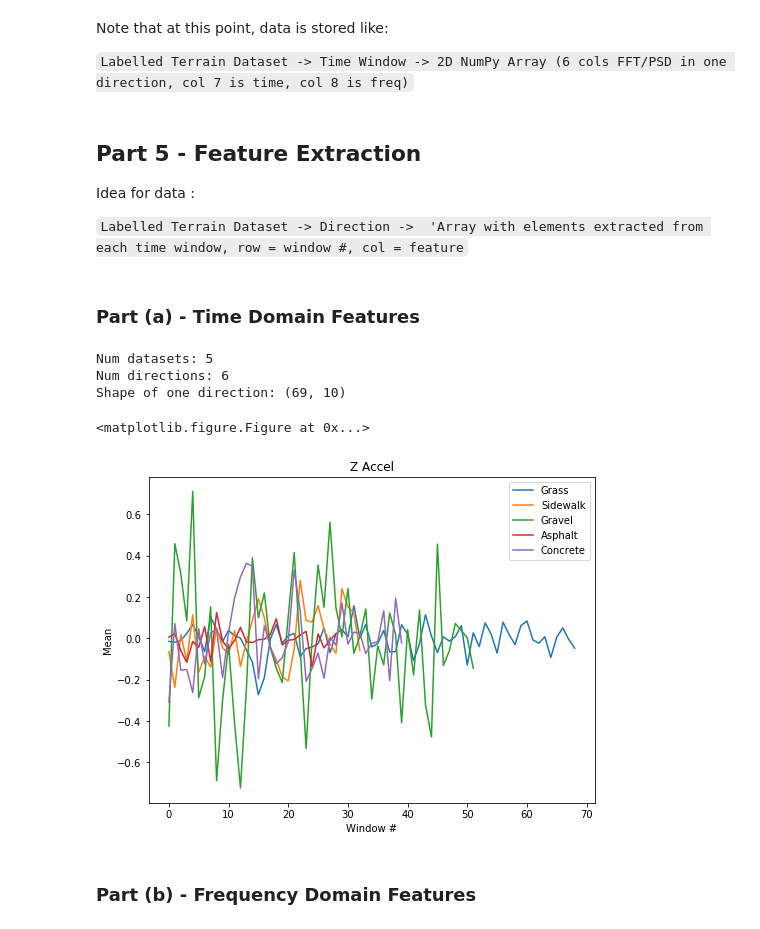
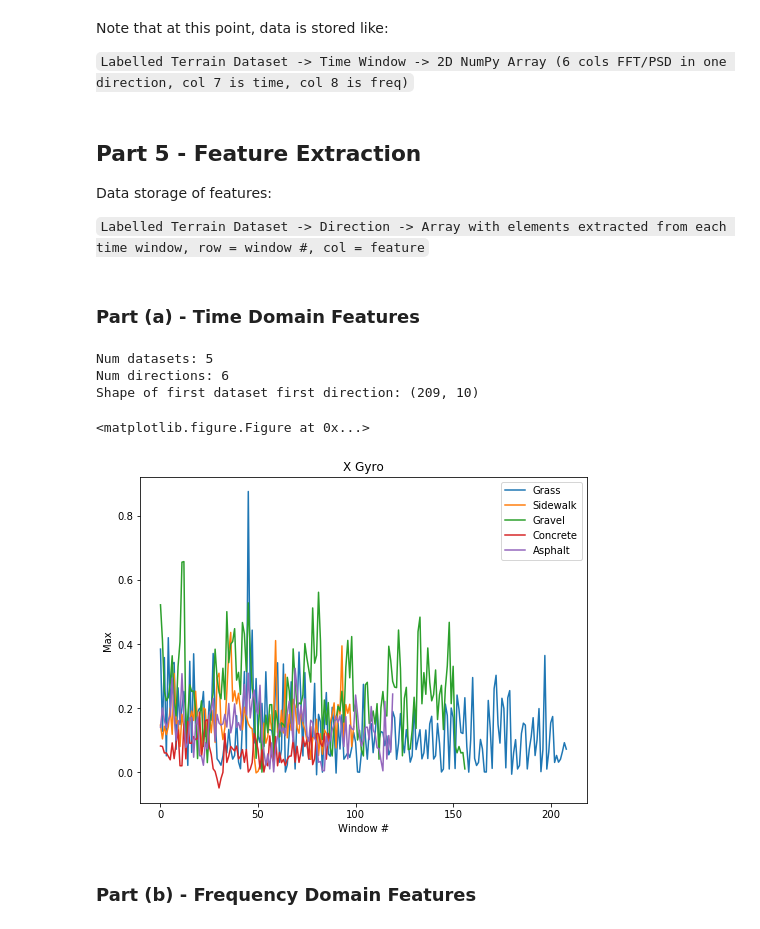
Before and after one commit to KeenanMcConkey/Wheelchair-Terrain-Classification, a Jupyter notebook: TerrainClassification.ipynb, the cells around one changed output. Cells and saved outputs as stored; diff of their text form; code cells hidden in the pictures.

```diff
--- a/TerrainClassification.ipynb
+++ b/TerrainClassification.ipynb
@@ -157,12 +165,12 @@ Changing the *cutoff frequency* of the filter affects the smoothness of the grap
 Changing the *order* of the filter can have significant effects on smoothness depending on the cutoff frequency.
 # %%
 F_SAMP = 200 # Sampling frequency
-F_CUT = 40 # Cutoff frequency
+F_CUT = 95 # Cutoff frequency
 
 w = F_CUT / (F_SAMP / 2) # Normalize the frequency
 
 # Get Butterworth filter parameters
-b_butter, a_butter = signal.butter(N=6, Wn=w, btype='low')
+b_butter, a_butter = signal.butter(N=4, Wn=w, btype='low')
 
 # Filter each data column of every dataset
 for dataset in raw_datasets_np: # Make a copy first
@@ -238,7 +200,7 @@ Should look at classification accuracy and time later on.
 # %% [markdown]
 ### Part (b) - Creating Time Windowed Data
 # %%
-WINDOW_SIZE = 300
+WINDOW_SIZE = 100
 datasets_np_windowed = []
 
 # Trim excess datapoints, then split into windows
@@ -380,9 +348,9 @@ Note that at this point, data is stored like:
 # %% [markdown]
 ## Part 5 - Feature Extraction
 
-Idea for data :
+Data storage of features:
 
-`Labelled Terrain Dataset -> Direction ->  'Array with elements extracted from each time window, row = window #, col = feature`
+`Labelled Terrain Dataset -> Direction -> Array with elements extracted from each time window, row = window #, col = feature`
 # %%
 # Some feature extraction functions needed
 
@@ -421,6 +404,6 @@ def freq_cen(array):
 # %%
 '''Plot a feature on all terrains for each time window'''
-def plot_feature_all_sets(datasets_feat, feat_names, dirn=0, feat=0):
+def plot_set_features(datasets_feat, feat_names, dirn=0, feat=0):
     plt.clf()
     plt.figure(figsize=(8,6))
 
@@ -435,54 +418,29 @@ def plot_feature_all_sets(datasets_feat, feat_names, dirn=0, feat=0):
 # %% [markdown]
 ### Part (a) - Time Domain Features
 # %%
-# Create array of features of each window for each dataset and direction
-
-datasets_feat_time = []
-
 # Time domain feature function names and actual names
 time_feat_funcs = [np.mean, np.std, l2norm, autocorr, np.amax, np.amin, rms, zcr, stats.skew, stats.kurtosis]
 time_feat_names = ['Mean', 'Std Dev', 'L2 Norm', 'Autocorrelation', 'Max', 'Min', 'Root Mean Squared',
                       'Zero Crossing Rate', 'Skew', 'Excess Kurtosis']
 
-# Calculate features for each window of each column of each dataset
-for dataset in datasets_np_windowed:
-    directions = []
-
-    for i in range(N_DATA_COL):
-        feats = []
-
-        '''Execute a function over all windows'''
-        def function_all_windows(function):
-            feat_in_window = []
-            for window in dataset:
-                feat_in_window.append(function(window[:, i]))
-
-            # Already append to features array
-            feats.append(feat_in_window)
-
-        # Execute every function over all windows
-        for func in time_feat_funcs:
-            function_all_windows(func)
-
-        directions.append(np.transpose(np.array(feats)))
-
-    datasets_feat_time.append(directions)
+# Create array of features of each window for each dataset and direction
+datasets_feat_time = feature_all(time_feat_funcs, time_feat_names)
 # %%
 # Check if its constructed correctly and print some info
 
 print('Num datasets: {}'.format(len(datasets_feat_time)))
 print('Num directions: {}'.format(len(datasets_feat_time[0])))
-print('Shape of one direction: {}'.format(datasets_feat_time[0][0].shape))
+print('Shape of first dataset first direction: {}'.format(datasets_feat_time[0][0].shape))
 # %% [output]
 Num datasets: 5
 Num directions: 6
-Shape of one direction: (69, 10)
+Shape of first dataset first direction: (209, 10)
 # %%
 # Plot mean in z accel
-plot_feature_all_sets(datasets_feat_time, time_feat_names, 2, 0)
+plot_set_features(datasets_feat_time, time_feat_names, 3, 4)
 # %% [output]
 <matplotlib.figure.Figure at 0x...>
-[figure, old version]
+[figure, new version]
 # %% [markdown]
 ### Part (b) - Frequency Domain Features
 # %%
```
Also changed, not shown: parts of 21 cells of this notebook.
